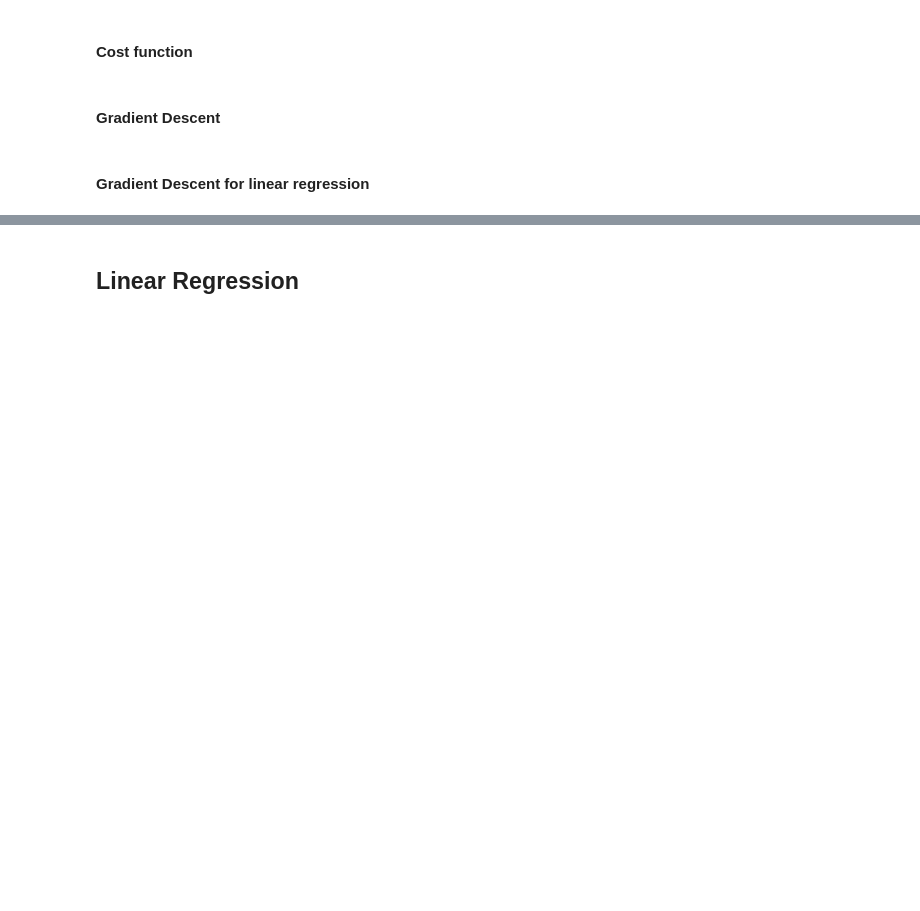
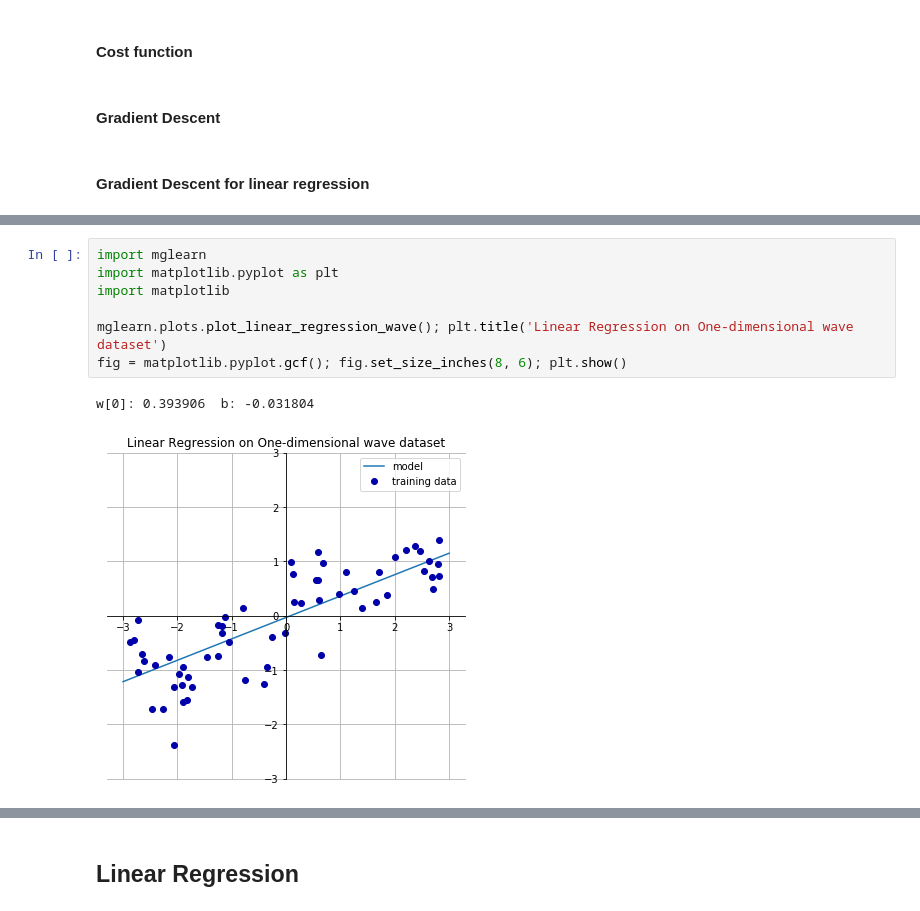
Before and after one commit to prasanth-ntu/prasanth-ntu.github.io, a Jupyter notebook: html/ML-Course/Intro-to-ML-with-Python/2b-Supervised-Learning-Linear-Regression.ipynb, the cells around one changed output, grey strips where cells are left out. Cells and saved outputs as stored; diff of their text form; blank space fills up the shorter version.

Commit message:
update matplotlib page

```diff
--- a/html/ML-Course/Intro-to-ML-with-Python/2b-Supervised-Learning-Linear-Regression.ipynb
+++ b/html/ML-Course/Intro-to-ML-with-Python/2b-Supervised-Learning-Linear-Regression.ipynb
@@ -25,0 +50,10 @@
+# %%
+import mglearn
+import matplotlib.pyplot as plt
+import matplotlib
+
+mglearn.plots.plot_linear_regression_wave(); plt.title('Linear Regression on One-dimensional wave dataset')
+fig = matplotlib.pyplot.gcf(); fig.set_size_inches(8, 6); plt.show()
+# %% [output]
+w[0]: 0.393906  b: -0.031804
+[figure, added]
```
Also changed, not shown: parts of 9 cells of this notebook, 1 other file.
